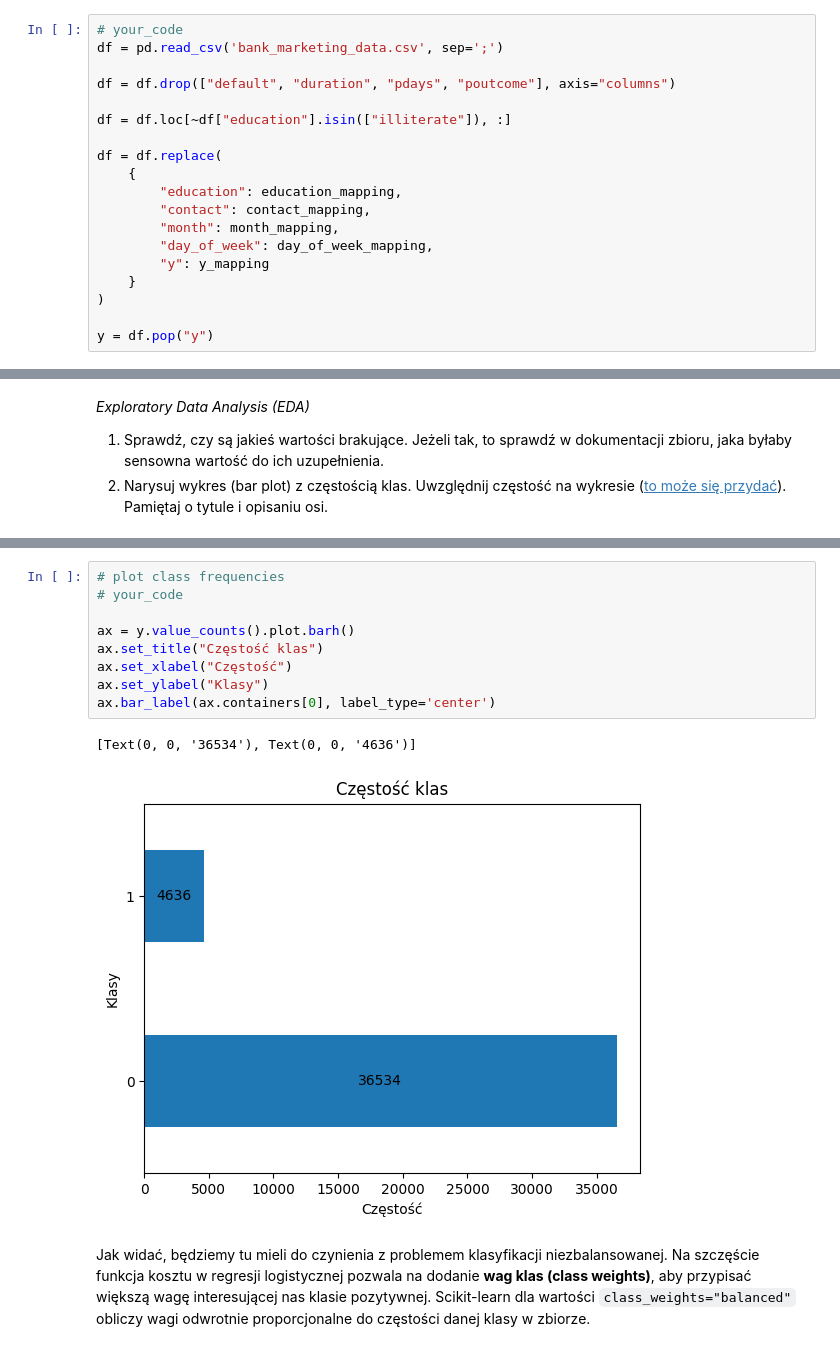
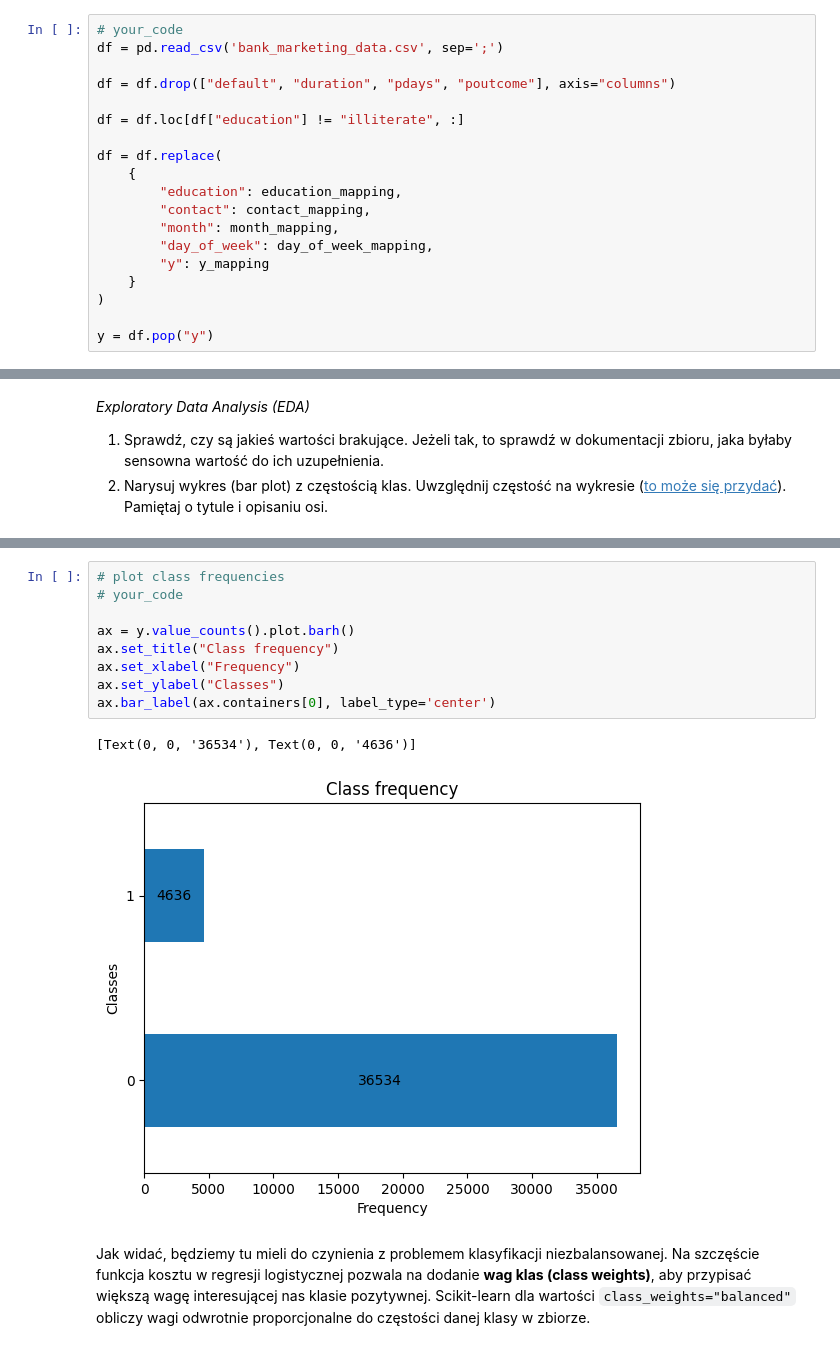
Before and after one commit to Bartol0220/Podstawy-sztucznej-inteligencji, a Jupyter notebook: lab1/lab_1.ipynb, the cells around one changed output, grey strips where cells are left out. Drawn from its saved outputs; the diff is of its cells as text.

```diff
--- a/lab1/lab_1.ipynb
+++ b/lab1/lab_1.ipynb
@@ -1171,7 +1173,7 @@ df = pd.read_csv('bank_marketing_data.csv', sep=';')
 
 df = df.drop(["default", "duration", "pdays", "poutcome"], axis="columns")
 
-df = df.loc[~df["education"].isin(["illiterate"]), :]
+df = df.loc[df["education"] != "illiterate", :]
 
 df = df.replace(
     {
@@ -1247,15 +1259,15 @@ dtype: int64
 # %%
 # plot class frequencies
 # your_code
 
 ax = y.value_counts().plot.barh()
-ax.set_title("Częstość klas")
-ax.set_xlabel("Częstość")
-ax.set_ylabel("Klasy")
+ax.set_title("Class frequency")
+ax.set_xlabel("Frequency")
+ax.set_ylabel("Classes")
 ax.bar_label(ax.containers[0], label_type='center')
 # %% [output]
 [Text(0, 0, '36534'), Text(0, 0, '4636')]
-[figure, old version]
+[figure, new version]
 # %% [markdown]
 Jak widać, będziemy tu mieli do czynienia z problemem klasyfikacji niezbalansowanej. Na szczęście funkcja kosztu w regresji logistycznej pozwala na dodanie **wag klas (class weights)**, aby przypisać większą wagę interesującej nas klasie pozytywnej. Scikit-learn dla wartości `class_weights="balanced"` obliczy wagi odwrotnie proporcjonalne do częstości danej klasy w zbiorze.
 # %% [markdown]
```
Also changed, not shown: parts of 15 cells of this notebook.
